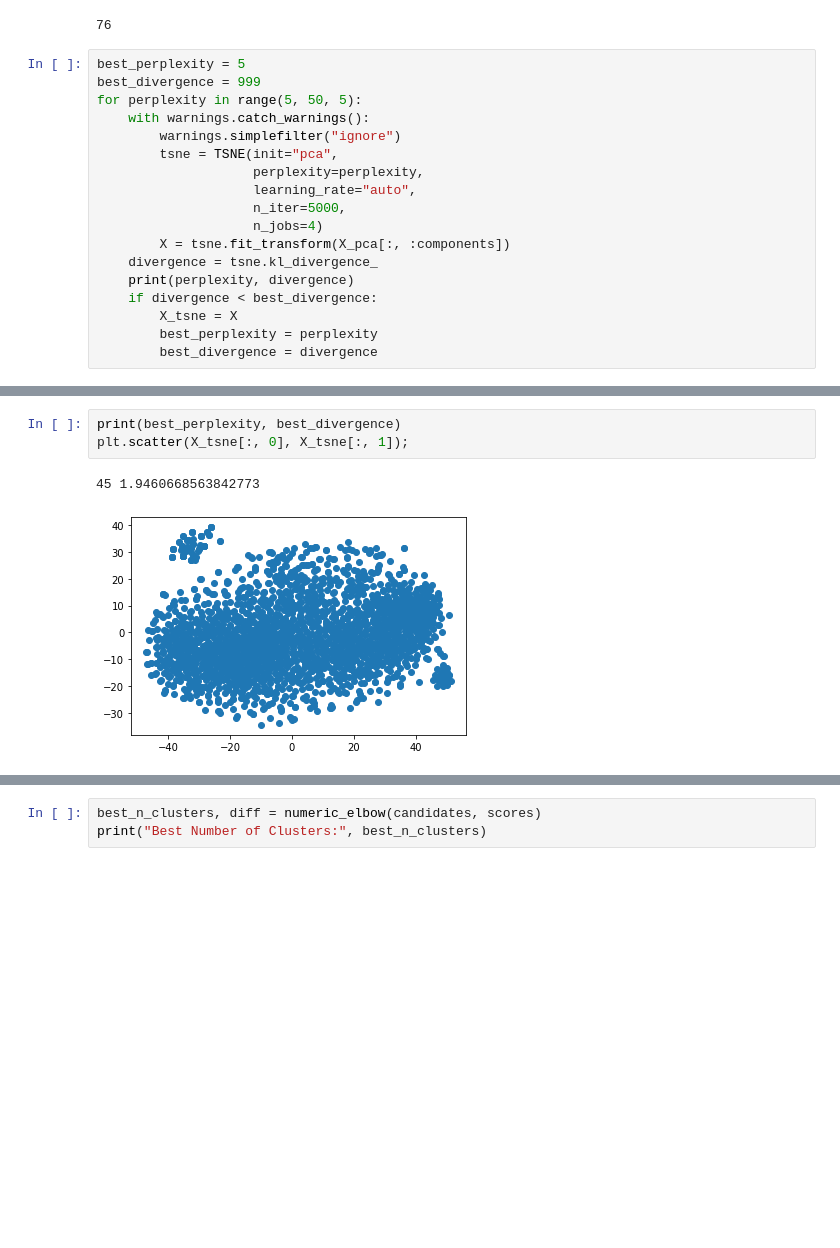
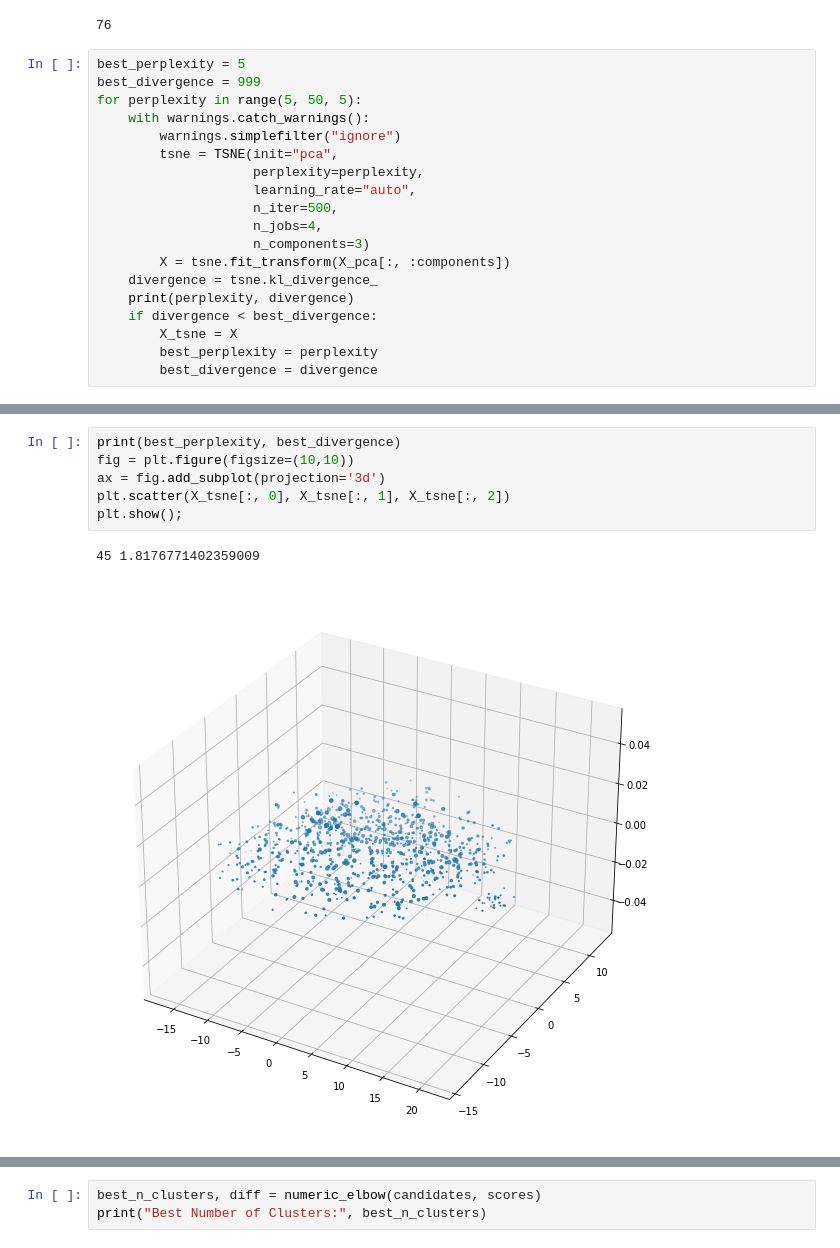
Before and after one commit to AaqibCogni/Song-Popularity-Prediction, a Jupyter notebook: BertClustering.ipynb, the cells around one changed output, grey strips where cells are left out. Cells and saved outputs as stored; diff of their text form; blank space fills up the shorter version.

```diff
--- a/BertClustering.ipynb
+++ b/BertClustering.ipynb
@@ -109,8 +141,9 @@ for perplexity in range(5, 50, 5):
         tsne = TSNE(init="pca",
                     perplexity=perplexity,
                     learning_rate="auto",
-                    n_iter=5000,
-                    n_jobs=4)
+                    n_iter=500,
+                    n_jobs=4,
+                    n_components=3)
         X = tsne.fit_transform(X_pca[:, :components])
     divergence = tsne.kl_divergence_
     print(perplexity, divergence)
@@ -131,7 +164,10 @@ for perplexity in range(5, 50, 5):
 # %%
 print(best_perplexity, best_divergence)
-plt.scatter(X_tsne[:, 0], X_tsne[:, 1]);
+fig = plt.figure(figsize=(10,10))
+ax = fig.add_subplot(projection='3d')
+plt.scatter(X_tsne[:, 0], X_tsne[:, 1], X_tsne[:, 2])
+plt.show();
 # %% [output]
-45 1.9460668563842773
+45 1.8176771402359009
-[figure, old version]
+[figure, new version]
 # %%
```
Also changed, not shown: parts of 27 cells of this notebook, 1 other file.
